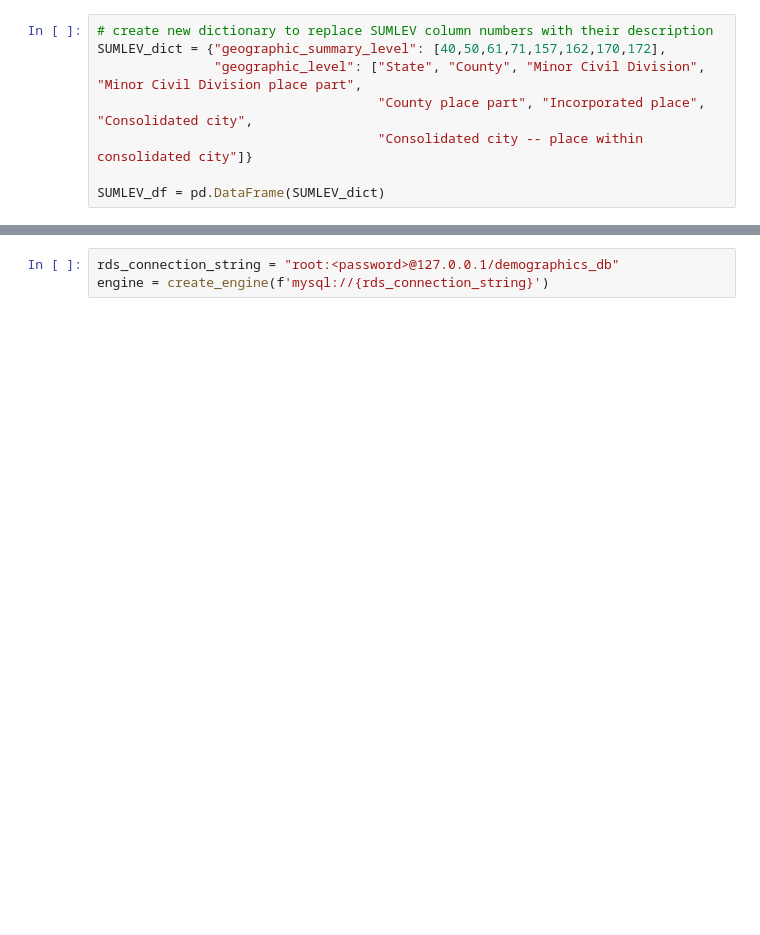
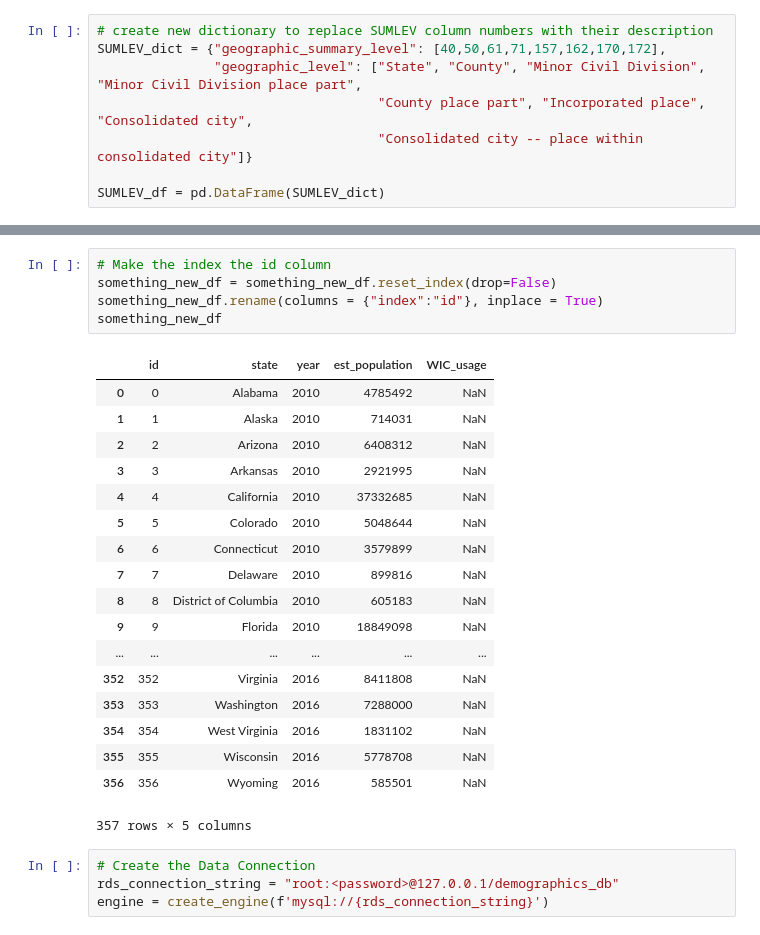
Before and after one commit to akhilliker/ETL_Project_HALA, a Jupyter notebook: ETL.ipynb, the cells around one changed output, grey strips where cells are left out. Cells and saved outputs as stored; diff of their text form; blank space fills up the shorter version.

```diff
--- a/ETL.ipynb
+++ b/ETL.ipynb
@@ -80,4 +268,29 @@ something_new_df
+# %%
+# Make the index the id column
+something_new_df = something_new_df.reset_index(drop=False)
+something_new_df.rename(columns = {"index":"id"}, inplace = True)
+something_new_df
+# %% [output]
+|  | id | state | year | est_population | WIC_usage |
+| 0 | 0 | Alabama | 2010 | 4785492 | NaN |
+| 1 | 1 | Alaska | 2010 | 714031 | NaN |
+| 2 | 2 | Arizona | 2010 | 6408312 | NaN |
+| 3 | 3 | Arkansas | 2010 | 2921995 | NaN |
+| 4 | 4 | California | 2010 | 37332685 | NaN |
+| 5 | 5 | Colorado | 2010 | 5048644 | NaN |
+| 6 | 6 | Connecticut | 2010 | 3579899 | NaN |
+| 7 | 7 | Delaware | 2010 | 899816 | NaN |
+| 8 | 8 | District of Columbia | 2010 | 605183 | NaN |
+| 9 | 9 | Florida | 2010 | 18849098 | NaN |
+| ... | ... | ... | ... | ... | ... |
+| 352 | 352 | Virginia | 2016 | 8411808 | NaN |
+| 353 | 353 | Washington | 2016 | 7288000 | NaN |
+| 354 | 354 | West Virginia | 2016 | 1831102 | NaN |
+| 355 | 355 | Wisconsin | 2016 | 5778708 | NaN |
+| 356 | 356 | Wyoming | 2016 | 585501 | NaN |
+357 rows × 5 columns
 # %%
+# Create the Data Connection
 rds_connection_string = "root:<password>@127.0.0.1/demographics_db"
 engine = create_engine(f'mysql://{rds_connection_string}')
 # %%
```
Also changed, not shown: parts of 18 cells of this notebook.
